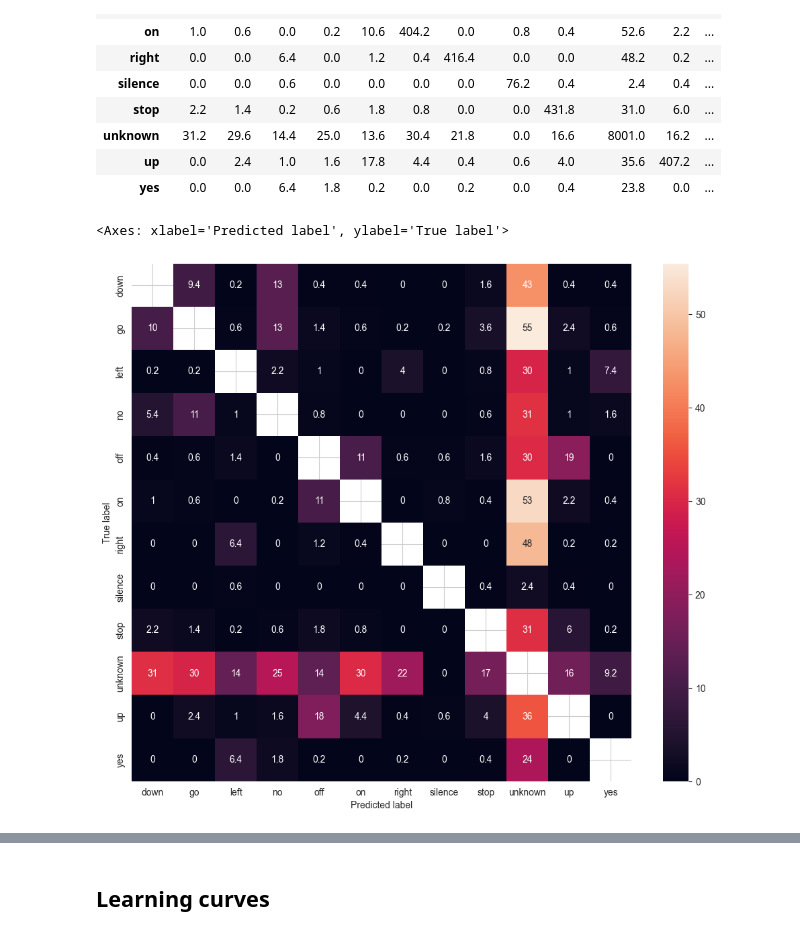
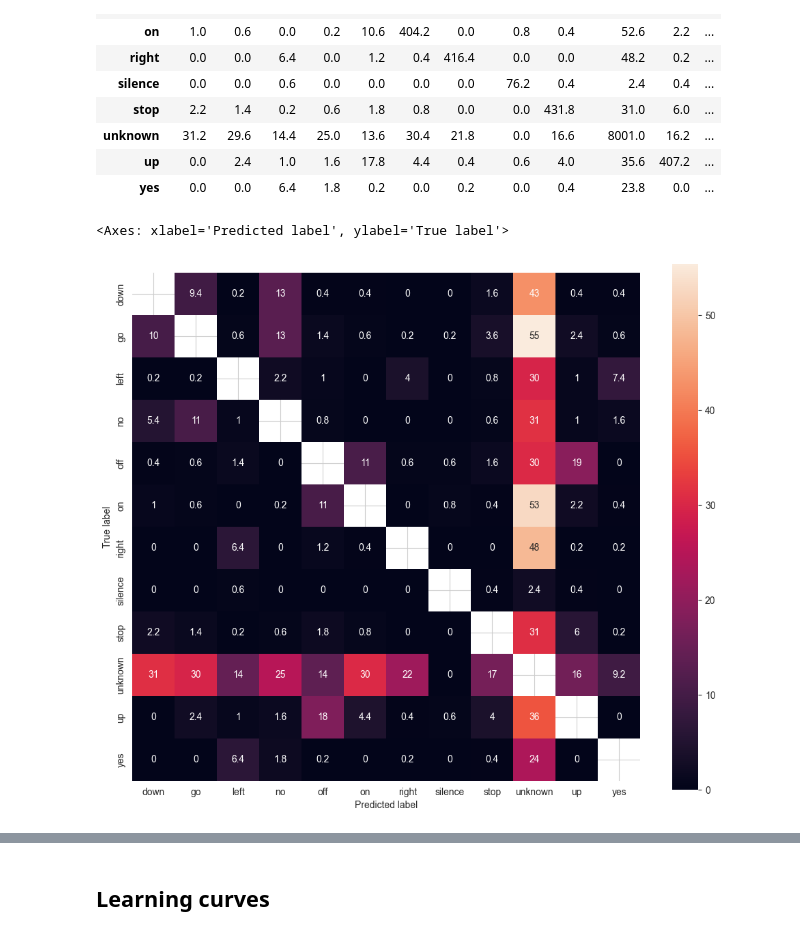
Before and after one commit to SawickiBartosz/DeepLearning2023, a Jupyter notebook: Project2_LSTM/visualize results.ipynb, the cells around one changed output, grey strips where cells are left out. Drawn from its saved outputs; the diff is of its cells as text; code cells hidden in the pictures.

```diff
--- a/Project2_LSTM/visualize results.ipynb
+++ b/Project2_LSTM/visualize results.ipynb
@@ -147,22 +149,22 @@ cm
 | up | 0.0 | 2.4 | 1.0 | 1.6 | 17.8 | 4.4 | 0.4 | 0.6 | 4.0 | 35.6 | 407.2 | ... |
 | yes | 0.0 | 0.0 | 6.4 | 1.8 | 0.2 | 0.0 | 0.2 | 0.0 | 0.4 | 23.8 | 0.0 | ... |
 # %%
-def draw_confusion_matrix(confusion_matrix, diag, ax=None):
+def draw_confusion_matrix(confusion_matrix, diag, ax=None, norm=None, cbar=True):
     if ax is None:
         fig, ax = plt.subplots(figsize=(12, 10))
     if diag:
         mask = np.diag(v=np.ones(len(class_names))) == 1
-        sns.heatmap(data=confusion_matrix, annot=True, mask=mask, ax=ax)
+        sns.heatmap(data=confusion_matrix, annot=True, mask=mask, ax=ax, norm=norm, cbar=cbar, square=True)
     else:
-        sns.heatmap(data=confusion_matrix, annot=True, ax=ax)
+        sns.heatmap(data=confusion_matrix, annot=True, ax=ax, norm=norm, cbar=cbar, square=True)
     ax.set_xlabel("Predicted label")
     ax.set_ylabel("True label")
     return ax
 
 draw_confusion_matrix(cm, True)
 # %% [output]
 <Axes: xlabel='Predicted label', ylabel='True label'>
-[figure, old version]
+[figure, new version]
 # %%
 draw_confusion_matrix(cm, False)
 # %% [output]
```
Also changed, not shown: parts of 19 cells of this notebook, 7 other files.
